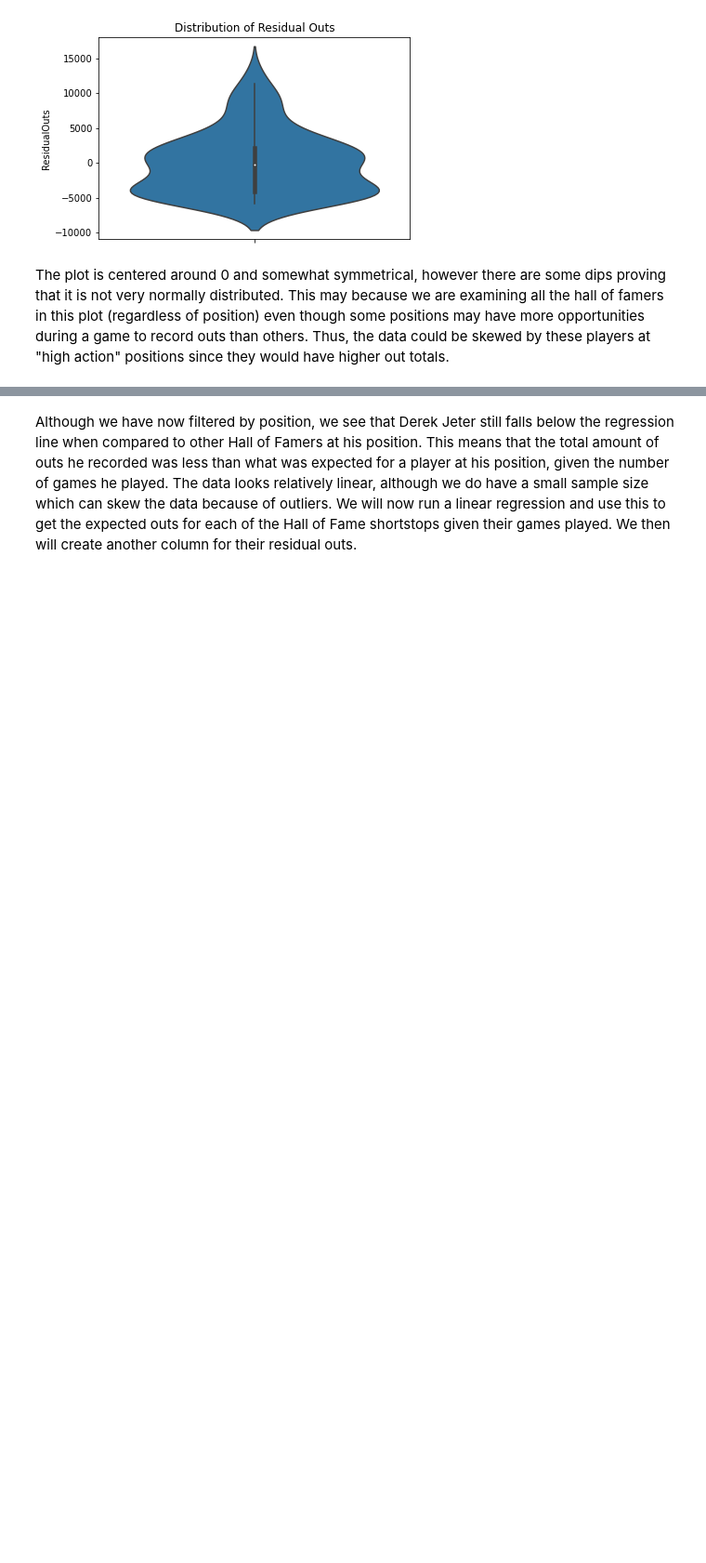
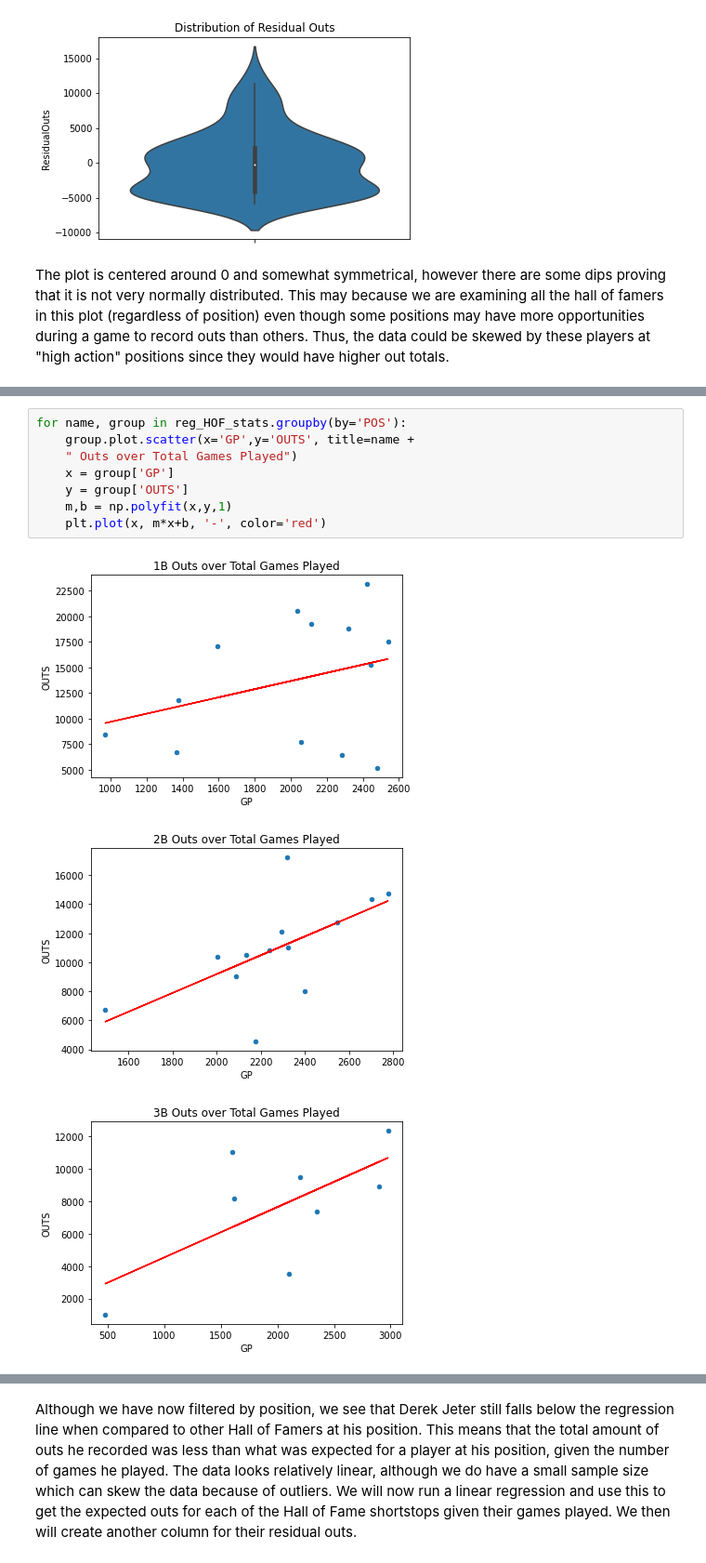
Before and after one commit to drob18/320FinalProject, a Jupyter notebook: Final.ipynb, the cells around one changed output, grey strips where cells are left out. Shown at 93% size. Saved outputs shown, nothing was run; the diff lists cells and outputs as text; blank space fills up the shorter version.

```diff
--- a/Final.ipynb
+++ b/Final.ipynb
@@ -519,0 +524,12 @@ We go about this by grouping the players by position and performing the same sca
+# %%
+for name, group in reg_HOF_stats.groupby(by='POS'):
+    group.plot.scatter(x='GP',y='OUTS', title=name +
+    " Outs over Total Games Played")
+    x = group['GP']
+    y = group['OUTS']
+    m,b = np.polyfit(x,y,1)
+    plt.plot(x, m*x+b, '-', color='red')
+# %% [output]
+[figure, added]
+[figure, added]
+[figure, added]
```
Also changed, not shown: parts of 29 cells of this notebook.
